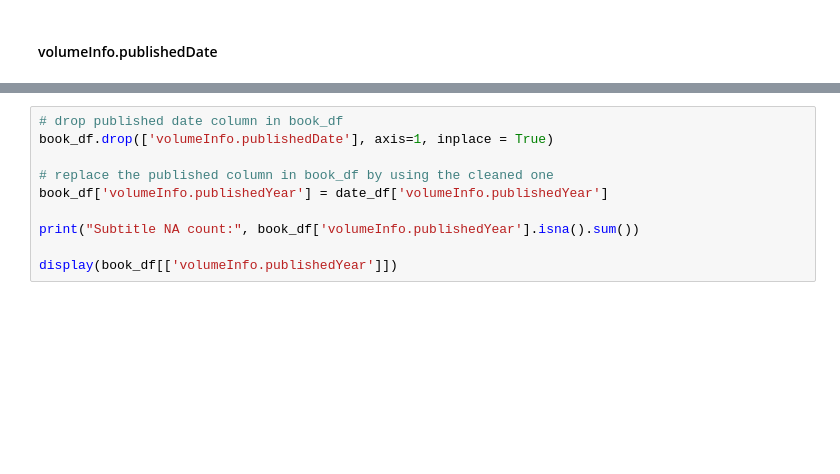
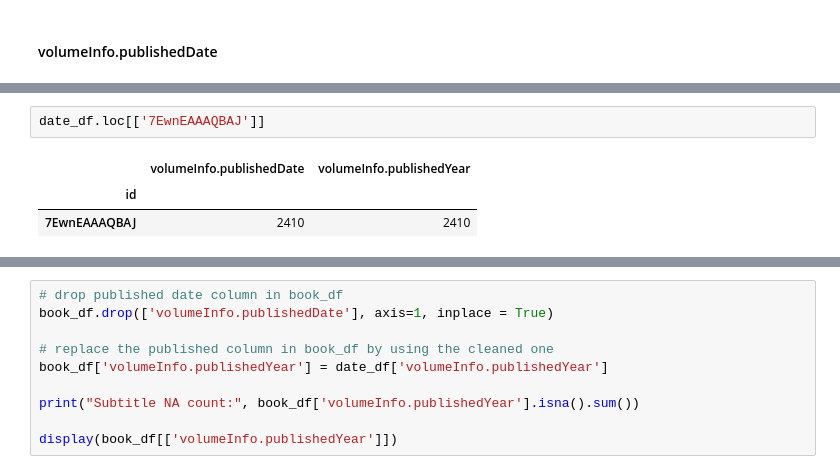
Before and after one commit to hilarylimyuxuan/Book-Recommendation-System, a Jupyter notebook: Book Recommendation System - Google Book.ipynb, the cells around one changed output, grey strips where cells are left out. Cells and saved outputs as stored; diff of their text form; blank space fills up the shorter version.

```diff
--- a/Book Recommendation System - Google Book.ipynb
+++ b/Book Recommendation System - Google Book.ipynb
@@ -519,3 +519,9 @@ Published Year NA count: 0
 | LdJnvgEACAAJ | 1983 | 1983 |
 | U_x5zgEACAAJ | 1985 | 1985 |
 88321 rows × 2 columns
+# %%
+date_df.loc[['7EwnEAAAQBAJ']]
+# %% [output]
+|  | volumeInfo.publishedDate | volumeInfo.publishedYear |
+| id |  |  |
+| 7EwnEAAAQBAJ | 2410 | 2410 |
```
Also changed, not shown: parts of 8 cells of this notebook.
